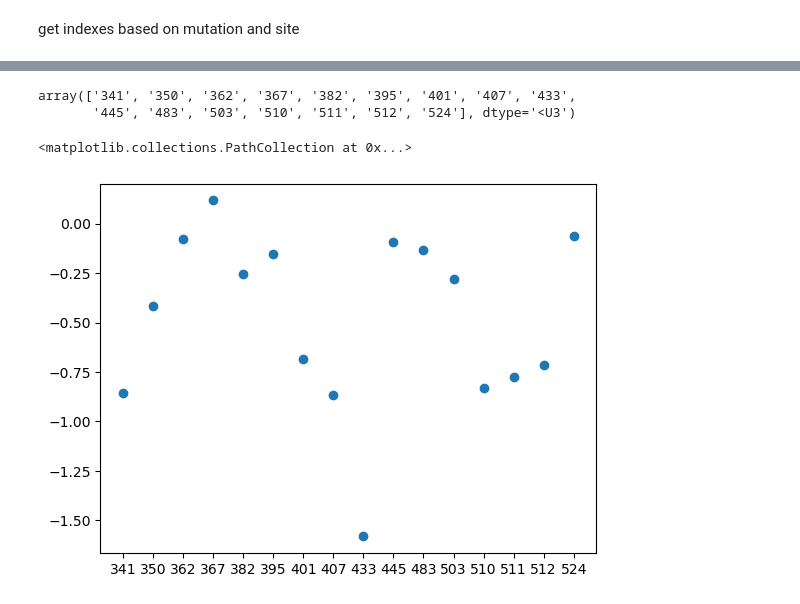
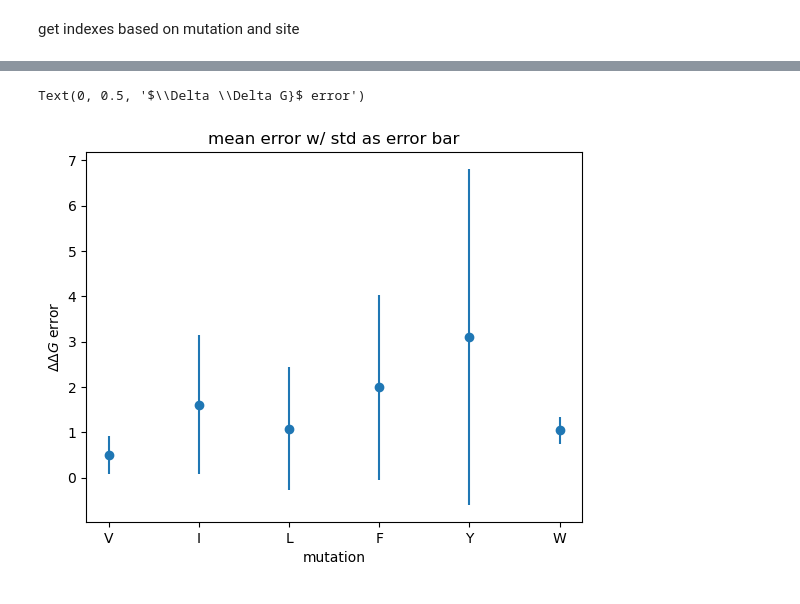
Before and after one commit to fergplace/amber_scripts, a Jupyter notebook: simple_amino_eval_pres.ipynb, the cells around one changed output, grey strips where cells are left out. Saved outputs shown, nothing was run; the diff lists cells and outputs as text; code cells hidden in the pictures.

```diff
--- a/simple_amino_eval_pres.ipynb
+++ b/simple_amino_eval_pres.ipynb
@@ -247,10 +259,14 @@ idx_sort = v_vals.argsort()
-# %%
-v_vals[idx_sort]
-# %% [output]
-array(['341', '350', '362', '367', '382', '395', '401', '407', '433',
-       '445', '483', '503', '510', '511', '512', '524'], dtype='<U3')
-# %%
-plt.scatter(v_vals[idx_sort], error_V[idx_sort])
-# %% [output]
-<matplotlib.collections.PathCollection at 0x...>
-[figure, removed]
+# %%
+#error_stats
+# plt.scatter(list(error_stats.keys()), \
+#     [mean [0] for mean in list(error_stats.values())] )
+plt.errorbar(list(error_stats.keys()), \
+    [mean [0] for mean in list(error_stats.values())],
+    yerr=[mean [1] for mean in list(error_stats.values())],
+    fmt="o")
+plt.title("mean error w/ std as error bar")
+plt.xlabel("mutation")
+plt.ylabel("$\Delta \Delta G}$ error")
+# %% [output]
+Text(0, 0.5, '$\\Delta \\Delta G}$ error')
+[figure, added]
```
Also changed, not shown: parts of 8 cells of this notebook.
